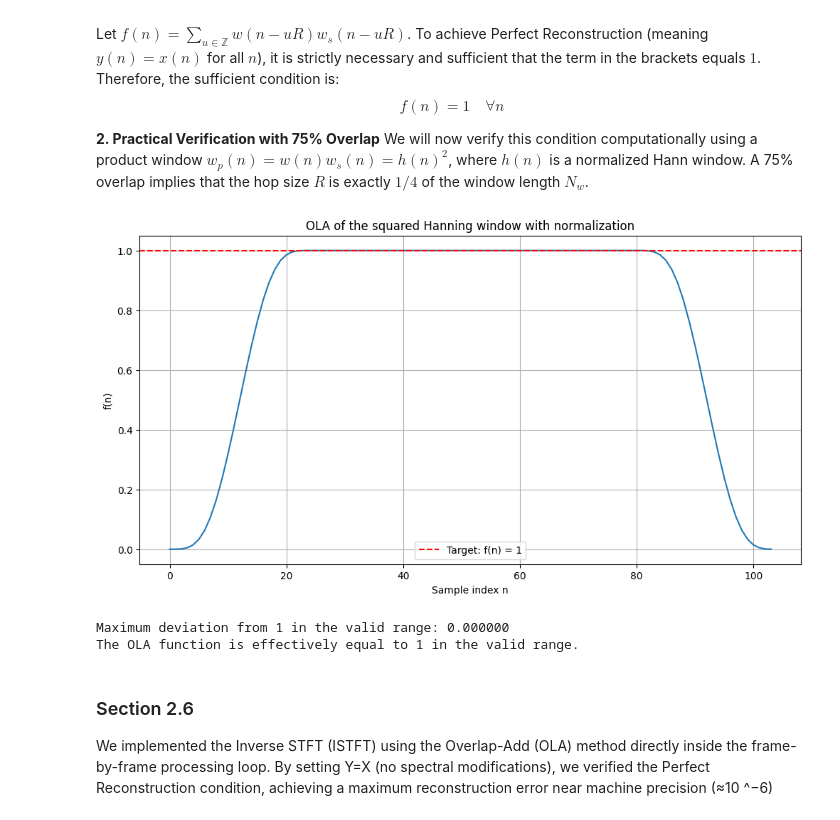
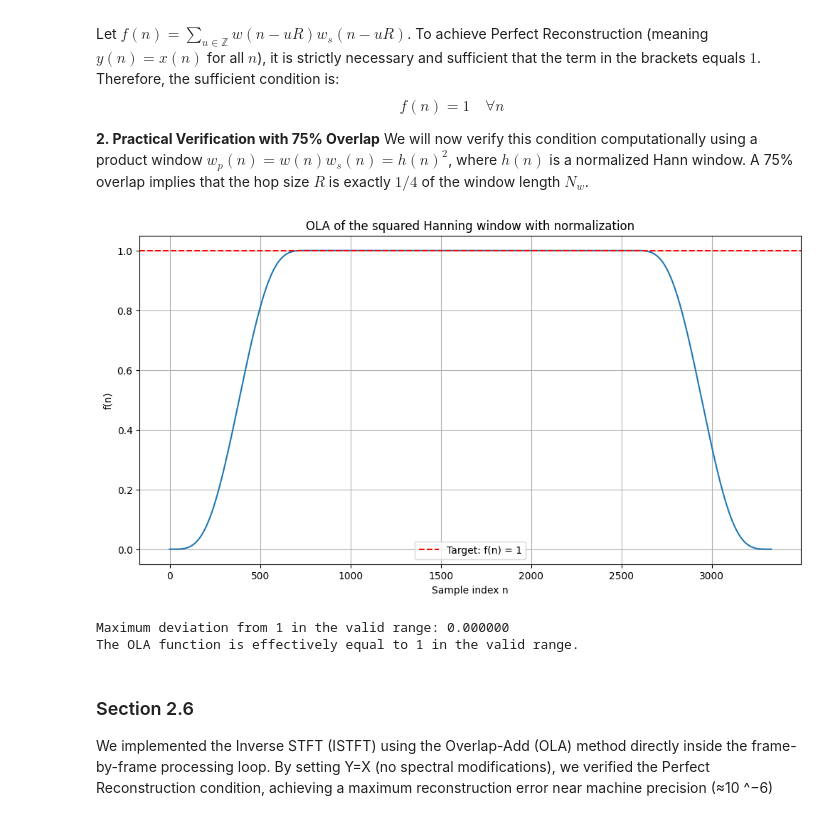
Before and after one commit to Brian0919/LAB_signal_processing, a Jupyter notebook: template-TP-conversion-STFT.ipynb, the cells around one changed output. Drawn from its saved outputs; the diff is of its cells as text; code cells hidden in the pictures.

```diff
--- a/template-TP-conversion-STFT.ipynb
+++ b/template-TP-conversion-STFT.ipynb
@@ -399,40 +399,42 @@ $$f(n) = 1 \quad \forall n$$
 We will now verify this condition computationally using a product window $w_p(n) = w(n)w_s(n) = h(n)^2$, where $h(n)$ is a normalized Hann window. A 75% overlap implies that the hop size $R$ is exactly $1/4$ of the window length $N_w$.
 # %%
 
+M = 1024
+Nw = 1024
 overlap_ratio = 0.75  # 75% overlap  -> hop size = Nw/4
 
 R = int(Nw * (1-overlap_ratio))
 h = scipy.signal.windows.hann(Nw, sym=False)
 
 # Correct normalization factor for perfect reconstruction with 75% overlap
 h= h * np.sqrt(2/3)
 
 #Product window wp(n) = w(n)ws(n) = h²(n)
 wp = h ** 2
 
 f_n = ola(w= wp, hop= R, Nb=10)
 
 # Plot of the OLA result
 plt.figure(figsize=(12, 6))
 plt.plot(f_n)
 plt.axhline(1, color='red', linestyle='--', label='Target: f(n) = 1')
 plt.legend()
 plt.title('OLA of the squared Hanning window with normalization')
 plt.xlabel('Sample index n')
 plt.ylabel('f(n)')
 plt.grid()
 plt.show()
 
 
 valid_start = Nw
 valid_end = len(f_n) - Nw
 # Maximum reconstruction error
 error = np.max(np.abs(f_n[valid_start:valid_end] - 1))
 print(f'Maximum deviation from 1 in the valid range: {error:.6f}')
 if error < 1e-6:
     print("The OLA function is effectively equal to 1 in the valid range.")
 # %% [output]
-[figure, old version]
+[figure, new version]
 Maximum deviation from 1 in the valid range: 0.000000
 The OLA function is effectively equal to 1 in the valid range.
 # %% [markdown]
```
Also changed, not shown: parts of 4 cells of this notebook, 1 other file.
